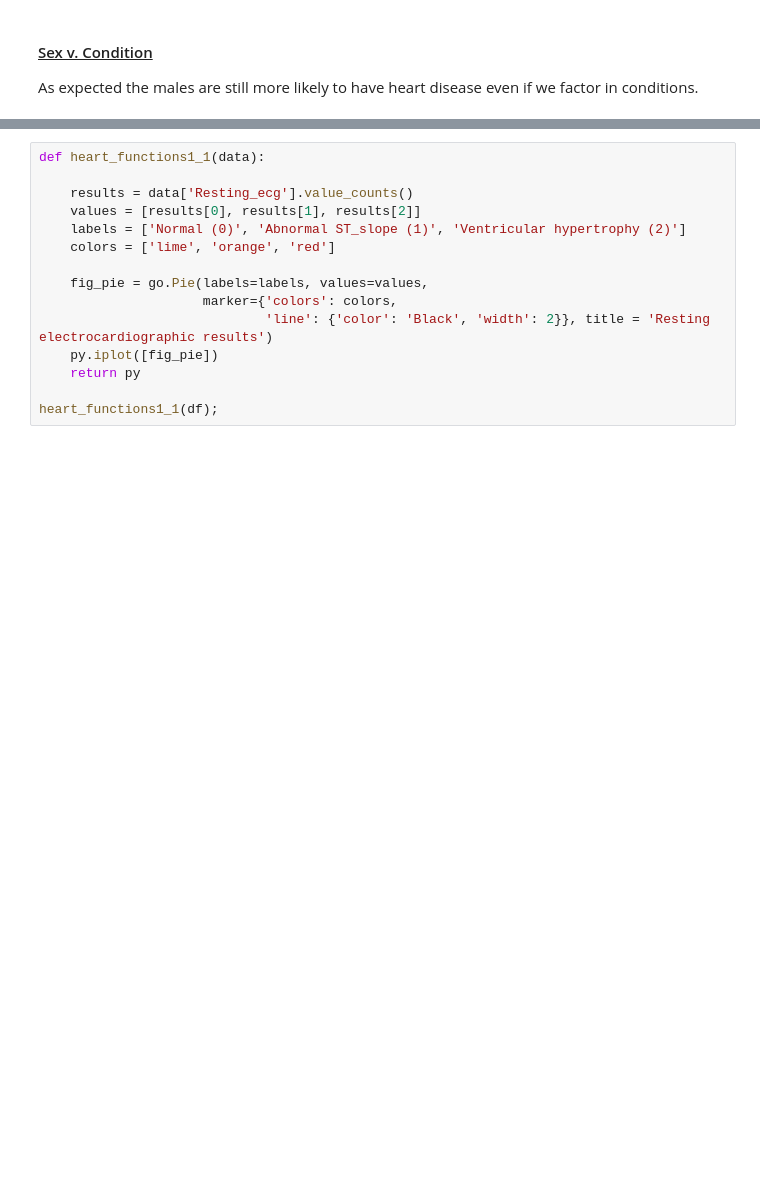
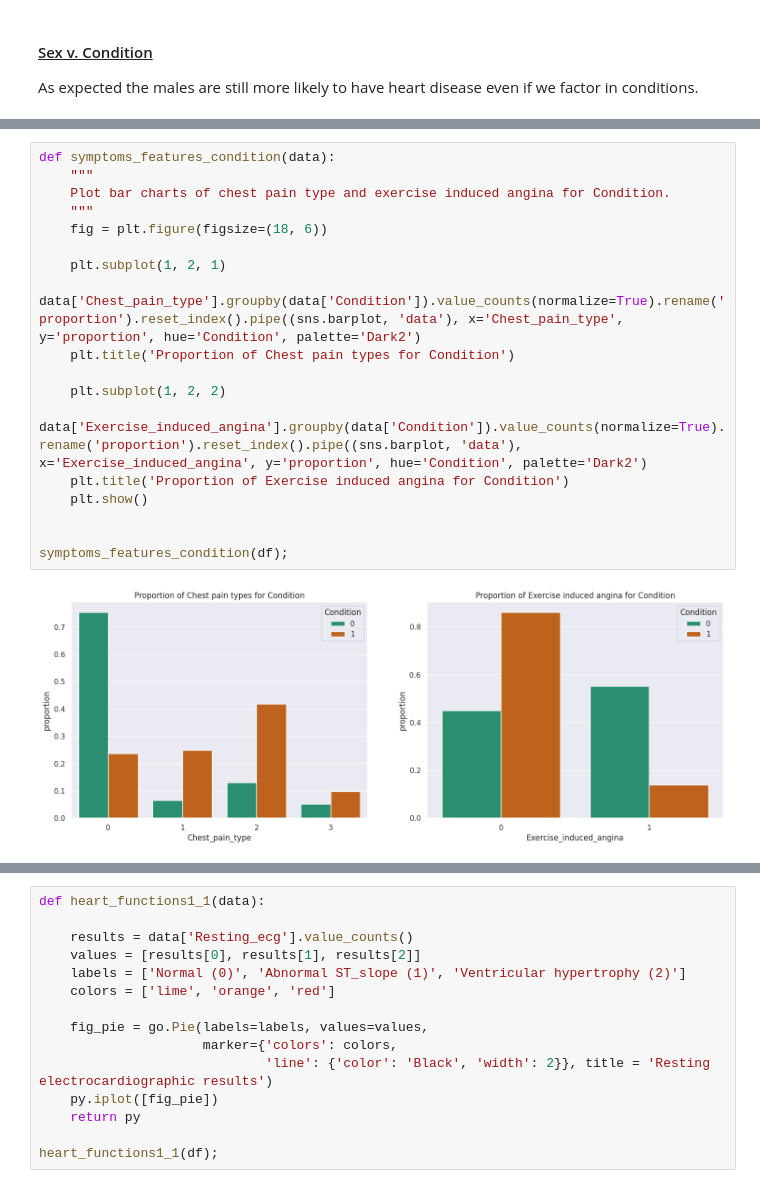
Before and after one commit to OliverWilliams125/Lovelace-heart-prediction-project-group-5, a Jupyter notebook: Data_Science_with_a_Heart.ipynb, the cells around one changed output, grey strips where cells are left out. Cells and saved outputs as stored; diff of their text form; blank space fills up the shorter version.

```diff
--- a/Data_Science_with_a_Heart.ipynb
+++ b/Data_Science_with_a_Heart.ipynb
@@ -214,0 +279,20 @@ As expected the males are still more likely to have heart disease even if we fac
+# %%
+def symptoms_features_condition(data):
+    """
+    Plot bar charts of chest pain type and exercise induced angina for Condition.
+    """
+    fig = plt.figure(figsize=(18, 6))
+
+    plt.subplot(1, 2, 1)
+    data['Chest_pain_type'].groupby(data['Condition']).value_counts(normalize=True).rename('proportion').reset_index().pipe((sns.barplot, 'data'), x='Chest_pain_type', y='proportion', hue='Condition', palette='Dark2')
+    plt.title('Proportion of Chest pain types for Condition')
+
+    plt.subplot(1, 2, 2)
+    data['Exercise_induced_angina'].groupby(data['Condition']).value_counts(normalize=True).rename('proportion').reset_index().pipe((sns.barplot, 'data'), x='Exercise_induced_angina', y='proportion', hue='Condition', palette='Dark2')
+    plt.title('Proportion of Exercise induced angina for Condition')
+    plt.show()
+
+
+symptoms_features_condition(df);
+# %% [output]
+[figure, added]
```
Also changed, not shown: parts of 11 cells of this notebook.
